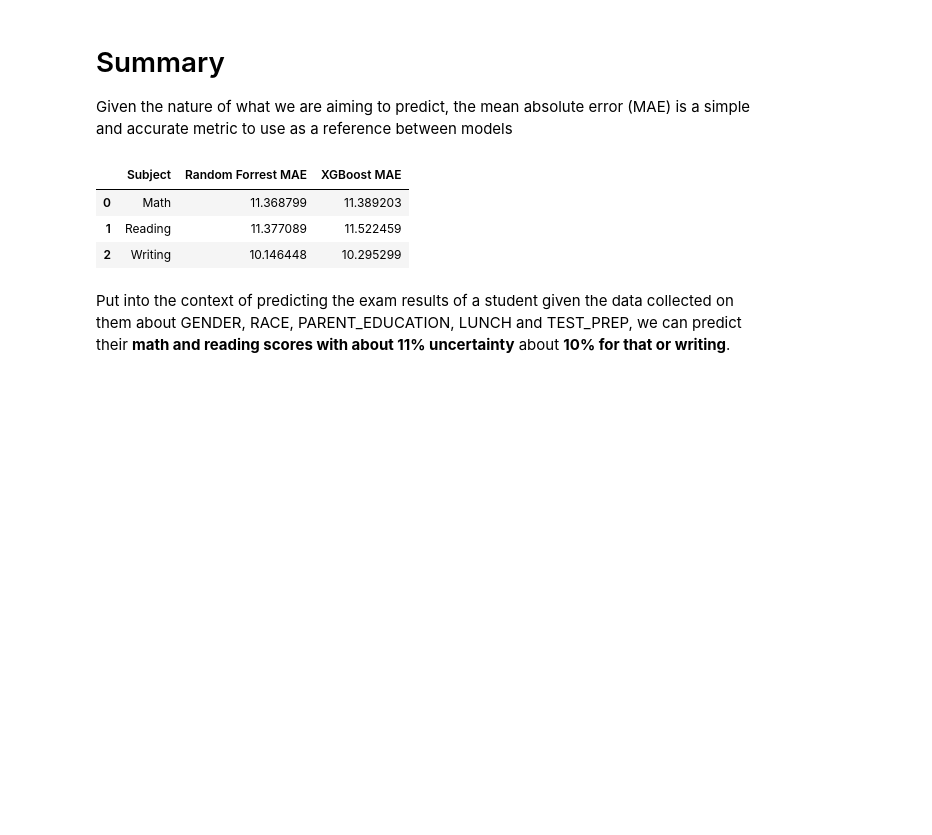
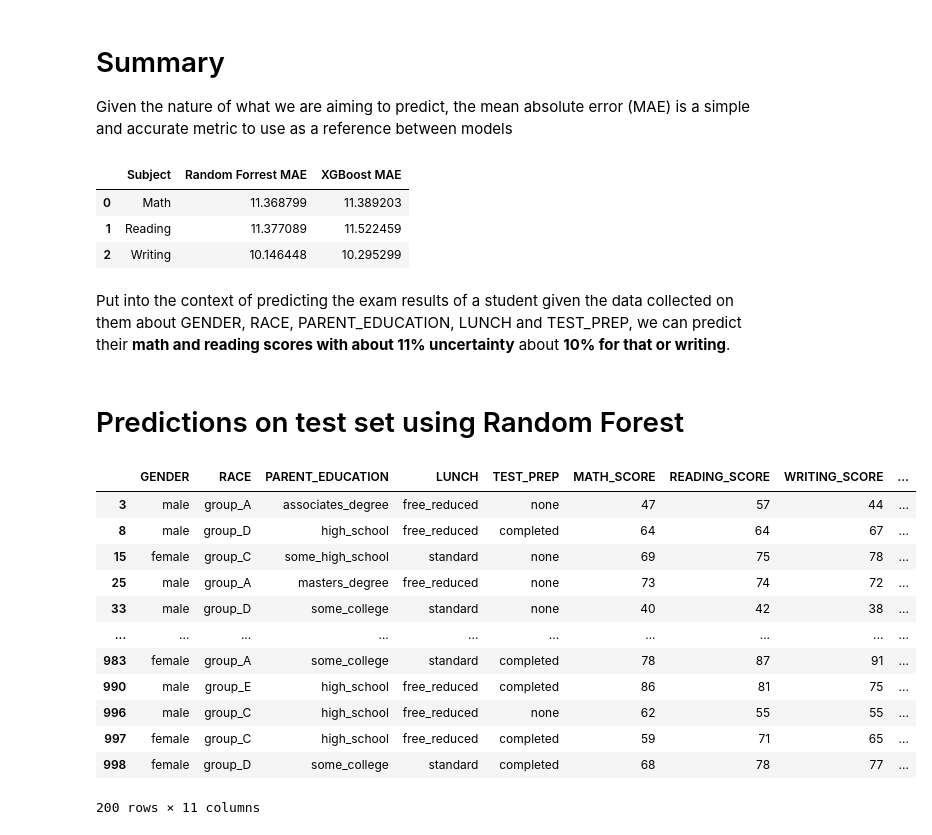
Before and after one commit to Tommy-McDonagh/examResults, a Jupyter notebook: inference.ipynb, the cells around one changed output. Drawn from its saved outputs; the diff is of its cells as text; code cells hidden in the pictures; blank space fills up the shorter version.

```diff
--- a/inference.ipynb
+++ b/inference.ipynb
@@ -318,3 +332,27 @@ metrics_df
 | 2 | Writing | 10.146448 | 10.295299 |
 # %% [markdown]
 Put into the context of predicting the exam results of a student given the data collected on them about GENDER, RACE, PARENT_EDUCATION, LUNCH and TEST_PREP, we can predict their **math and reading scores with about 11% uncertainty** about **10% for that or writing**.
+# %% [markdown]
+# Predictions on test set using Random Forest
+# %%
+df_pred = X_test.copy()
+df_pred['MATH_SCORE_pred'] = forest_math
+df_pred['READING_SCORE_pred'] = forest_reading
+df_pred['WRITING_SCORE_pred'] = forest_writing
+
+plain_df_pred = pd.concat([plain_df, df_pred[['MATH_SCORE_pred', 'READING_SCORE_pred', 'WRITING_SCORE_pred']]], axis=1, join='inner')
+plain_df_pred
+# %% [output]
+|  | GENDER | RACE | PARENT_EDUCATION | LUNCH | TEST_PREP | MATH_SCORE | READING_SCORE | WRITING_SCORE | ... |
+| 3 | male | group_A | associates_degree | free_reduced | none | 47 | 57 | 44 | ... |
+| 8 | male | group_D | high_school | free_reduced | completed | 64 | 64 | 67 | ... |
+| 15 | female | group_C | some_high_school | standard | none | 69 | 75 | 78 | ... |
+| 25 | male | group_A | masters_degree | free_reduced | none | 73 | 74 | 72 | ... |
+| 33 | male | group_D | some_college | standard | none | 40 | 42 | 38 | ... |
+| ... | ... | ... | ... | ... | ... | ... | ... | ... | ... |
+| 983 | female | group_A | some_college | standard | completed | 78 | 87 | 91 | ... |
+| 990 | male | group_E | high_school | free_reduced | completed | 86 | 81 | 75 | ... |
+| 996 | male | group_C | high_school | free_reduced | none | 62 | 55 | 55 | ... |
+| 997 | female | group_C | high_school | free_reduced | completed | 59 | 71 | 65 | ... |
+| 998 | female | group_D | some_college | standard | completed | 68 | 78 | 77 | ... |
+200 rows × 11 columns
```
Also changed, not shown: parts of 3 cells of this notebook.
